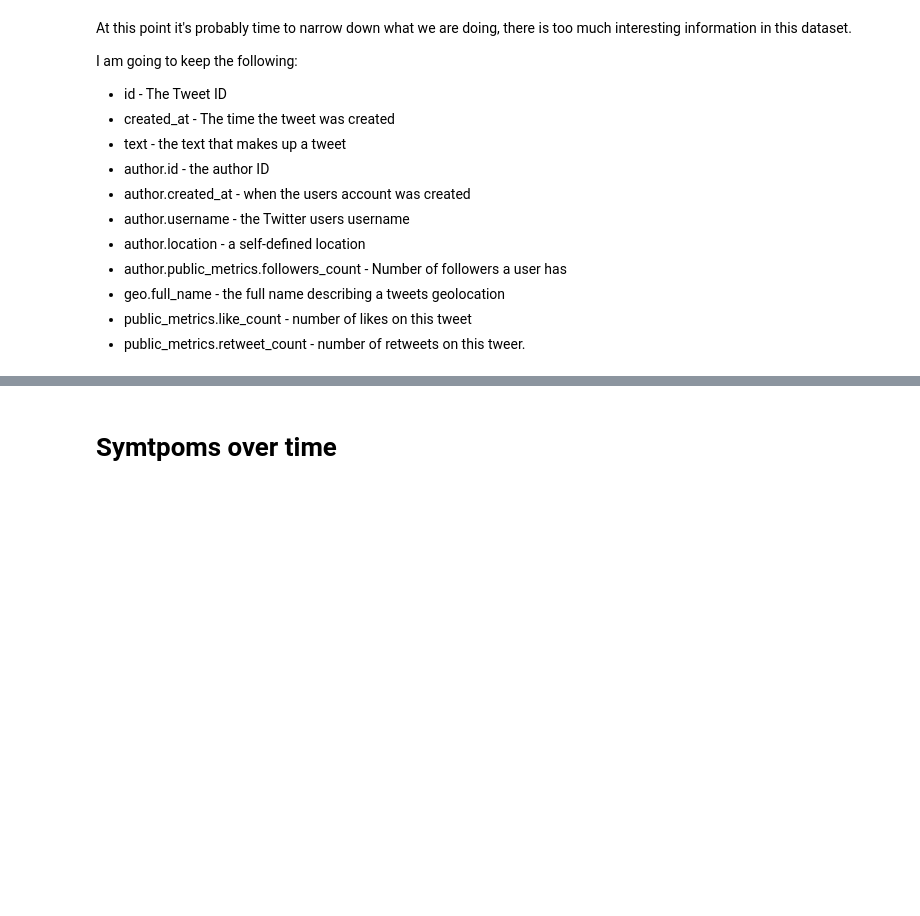
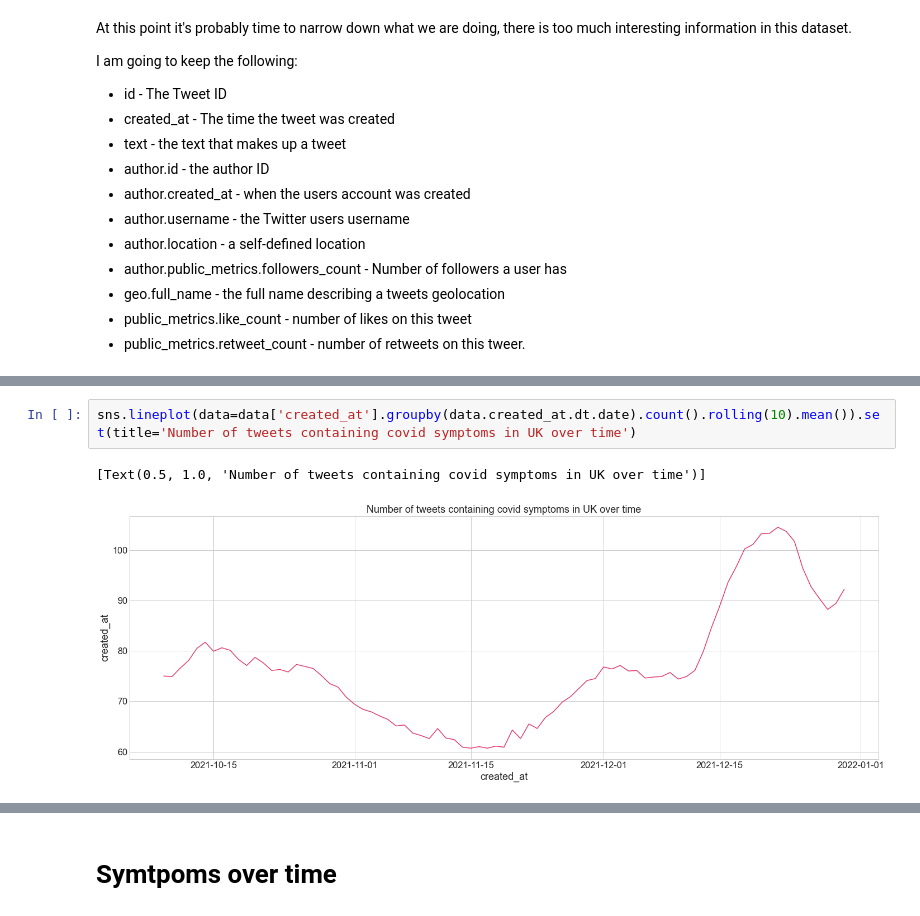
Before and after one commit to UKDataServiceOpen/working-with-twitter-data, a Jupyter notebook: HealthDemo/HealthTidyDemo.ipynb, the cells around one changed output, grey strips where cells are left out. Cells and saved outputs as stored; diff of their text form; blank space fills up the shorter version.

```diff
--- a/HealthDemo/HealthTidyDemo.ipynb
+++ b/HealthDemo/HealthTidyDemo.ipynb
@@ -139,0 +158,5 @@ df.head()
+# %%
+sns.lineplot(data=data['created_at'].groupby(data.created_at.dt.date).count().rolling(10).mean()).set(title='Number of tweets containing covid symptoms in UK over time')
+# %% [output]
+[Text(0.5, 1.0, 'Number of tweets containing covid symptoms in UK over time')]
+[figure, added]
```
Also changed, not shown: parts of 41 cells of this notebook, 1 other file.
